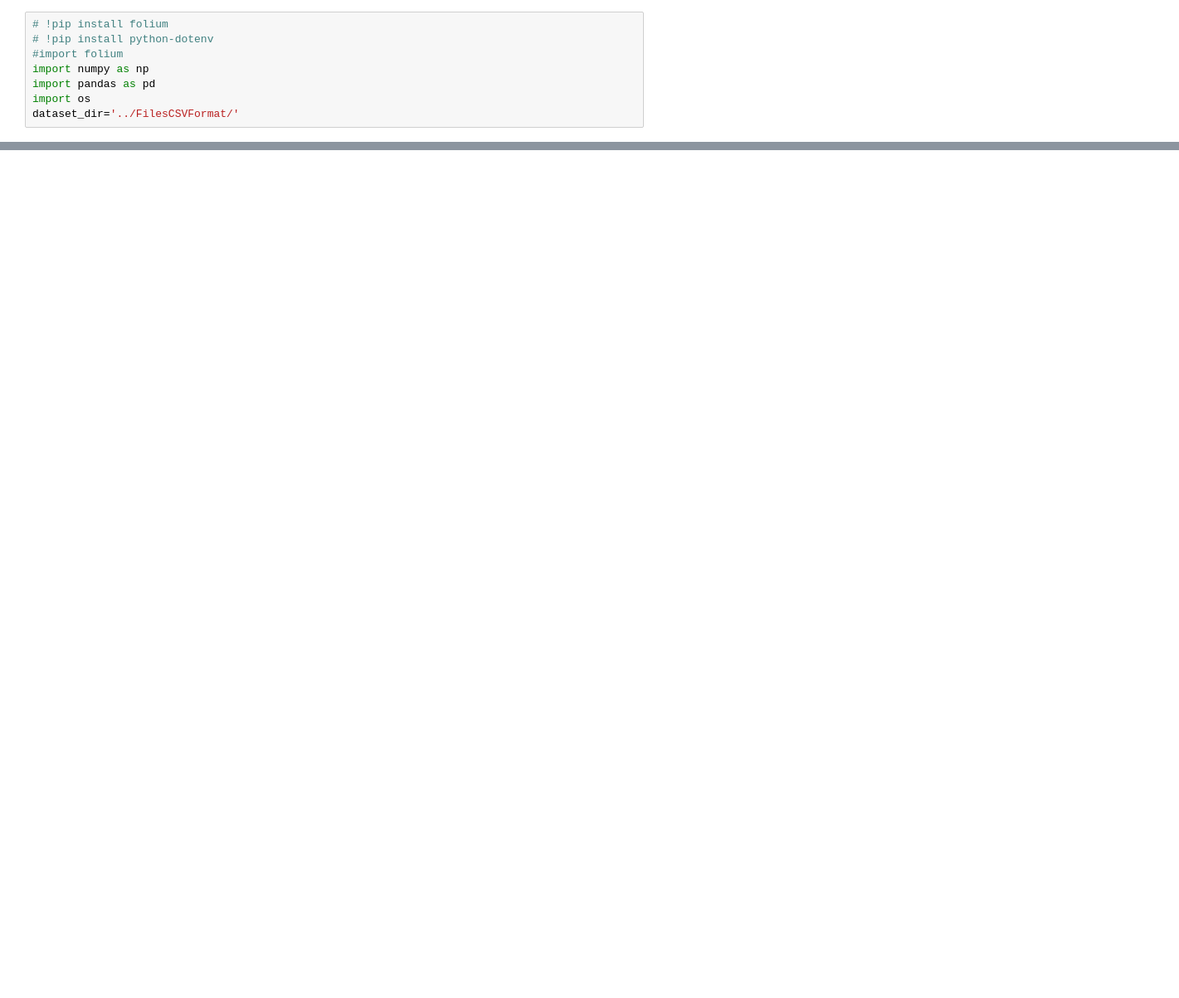
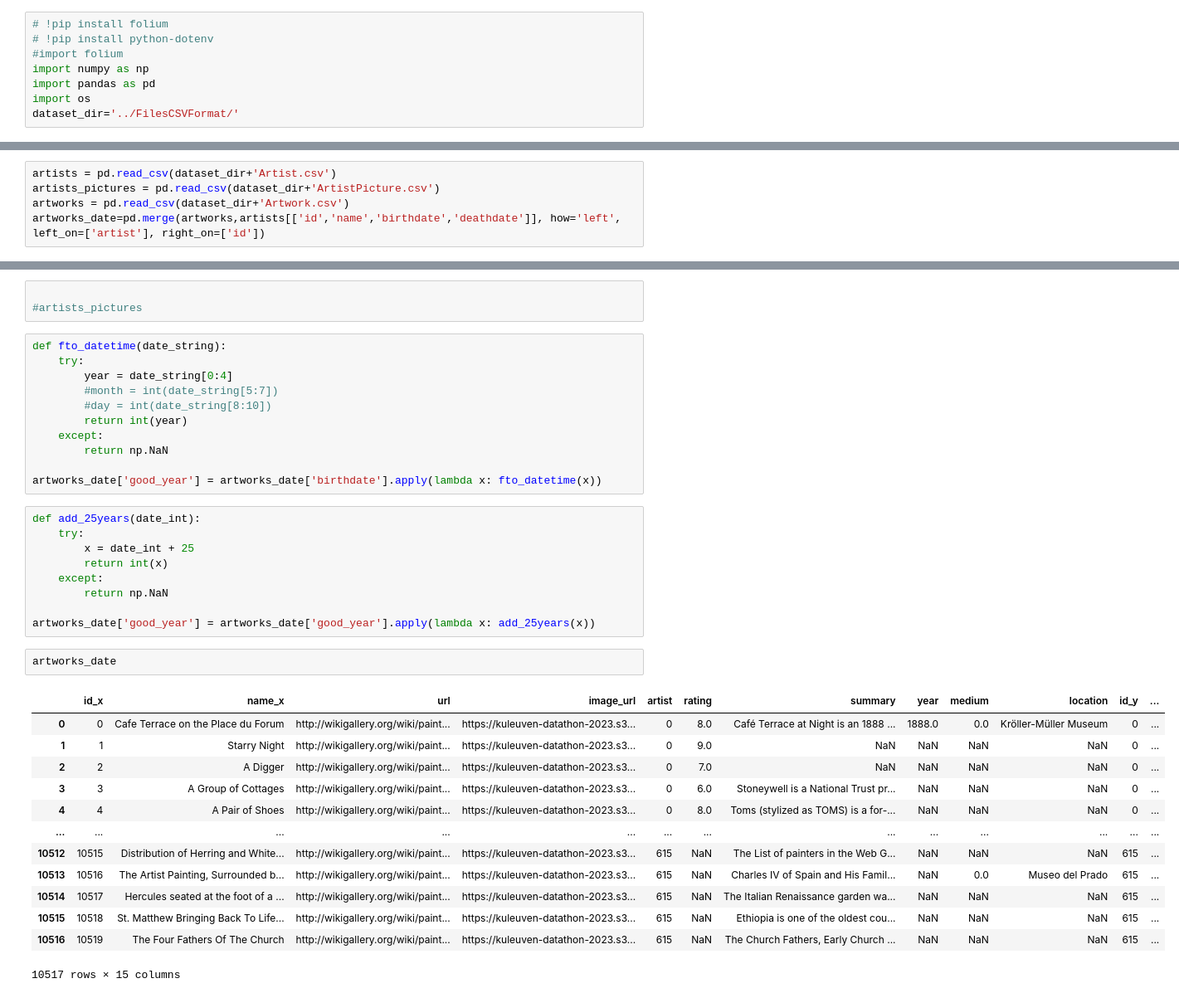
Before and after one commit to KoroNiko/datathlon-GPT, a Jupyter notebook: notebooks/artworks_years.ipynb, the cells around one changed output, grey strips where cells are left out. Shown at 83% size. Saved outputs shown, nothing was run; the diff lists cells and outputs as text; blank space fills up the shorter version.

```diff
--- a/notebooks/artworks_years.ipynb
+++ b/notebooks/artworks_years.ipynb
@@ -69,0 +9,5 @@ artworks_date.rename({'id_x': 'id_artwork', 'id_y':'id_artist', 'good_year': 'ye
+# %%
+artists = pd.read_csv(dataset_dir+'Artist.csv')
+artists_pictures = pd.read_csv(dataset_dir+'ArtistPicture.csv')
+artworks = pd.read_csv(dataset_dir+'Artwork.csv')
+artworks_date=pd.merge(artworks,artists[['id','name','birthdate','deathdate']], how='left', left_on=['artist'], right_on=['id'])
@@ -69,0 +30,39 @@ artworks_date.rename({'id_x': 'id_artwork', 'id_y':'id_artist', 'good_year': 'ye
+# %%
+
+#artists_pictures
+# %%
+def fto_datetime(date_string):
+    try:
+        year = date_string[0:4]
+        #month = int(date_string[5:7])
+        #day = int(date_string[8:10])
+        return int(year)
+    except:
+        return np.NaN
+
+artworks_date['good_year'] = artworks_date['birthdate'].apply(lambda x: fto_datetime(x))
+# %%
+def add_25years(date_int):
+    try:
+        x = date_int + 25
+        return int(x)
+    except:
+        return np.NaN
+
+artworks_date['good_year'] = artworks_date['good_year'].apply(lambda x: add_25years(x))
+# %%
+artworks_date
+# %% [output]
+|  | id_x | name_x | url | image_url | artist | rating | summary | year | medium | location | id_y | ... |
+| 0 | 0 | Cafe Terrace on the Place du Forum | http://wikigallery.org/wiki/paint... | https://kuleuven-datathon-2023.s3... | 0 | 8.0 | Café Terrace at Night is an 1888 ... | 1888.0 | 0.0 | Kröller-Müller Museum | 0 | ... |
+| 1 | 1 | Starry Night | http://wikigallery.org/wiki/paint... | https://kuleuven-datathon-2023.s3... | 0 | 9.0 | NaN | NaN | NaN | NaN | 0 | ... |
+| 2 | 2 | A Digger | http://wikigallery.org/wiki/paint... | https://kuleuven-datathon-2023.s3... | 0 | 7.0 | NaN | NaN | NaN | NaN | 0 | ... |
+| 3 | 3 | A Group of Cottages | http://wikigallery.org/wiki/paint... | https://kuleuven-datathon-2023.s3... | 0 | 6.0 | Stoneywell is a National Trust pr... | NaN | NaN | NaN | 0 | ... |
+| 4 | 4 | A Pair of Shoes | http://wikigallery.org/wiki/paint... | https://kuleuven-datathon-2023.s3... | 0 | 8.0 | Toms (stylized as TOMS) is a for-... | NaN | NaN | NaN | 0 | ... |
+| ... | ... | ... | ... | ... | ... | ... | ... | ... | ... | ... | ... | ... |
+| 10512 | 10515 | Distribution of Herring and White... | http://wikigallery.org/wiki/paint... | https://kuleuven-datathon-2023.s3... | 615 | NaN | The List of painters in the Web G... | NaN | NaN | NaN | 615 | ... |
+| 10513 | 10516 | The Artist Painting, Surrounded b... | http://wikigallery.org/wiki/paint... | https://kuleuven-datathon-2023.s3... | 615 | NaN | Charles IV of Spain and His Famil... | NaN | 0.0 | Museo del Prado | 615 | ... |
+| 10514 | 10517 | Hercules seated at the foot of a ... | http://wikigallery.org/wiki/paint... | https://kuleuven-datathon-2023.s3... | 615 | NaN | The Italian Renaissance garden wa... | NaN | NaN | NaN | 615 | ... |
+| 10515 | 10518 | St. Matthew Bringing Back To Life... | http://wikigallery.org/wiki/paint... | https://kuleuven-datathon-2023.s3... | 615 | NaN | Ethiopia is one of the oldest cou... | NaN | NaN | NaN | 615 | ... |
+| 10516 | 10519 | The Four Fathers Of The Church | http://wikigallery.org/wiki/paint... | https://kuleuven-datathon-2023.s3... | 615 | NaN | The Church Fathers, Early Church ... | NaN | NaN | NaN | 615 | ... |
+10517 rows × 15 columns
```
Also changed, not shown: parts of 57 cells of this notebook.
